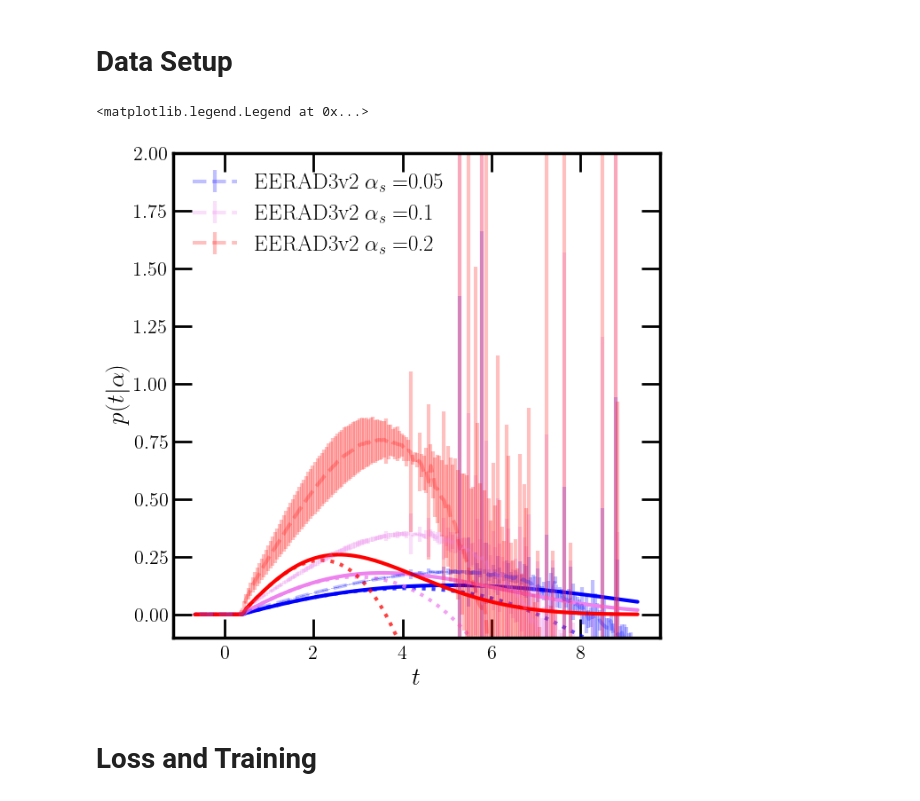
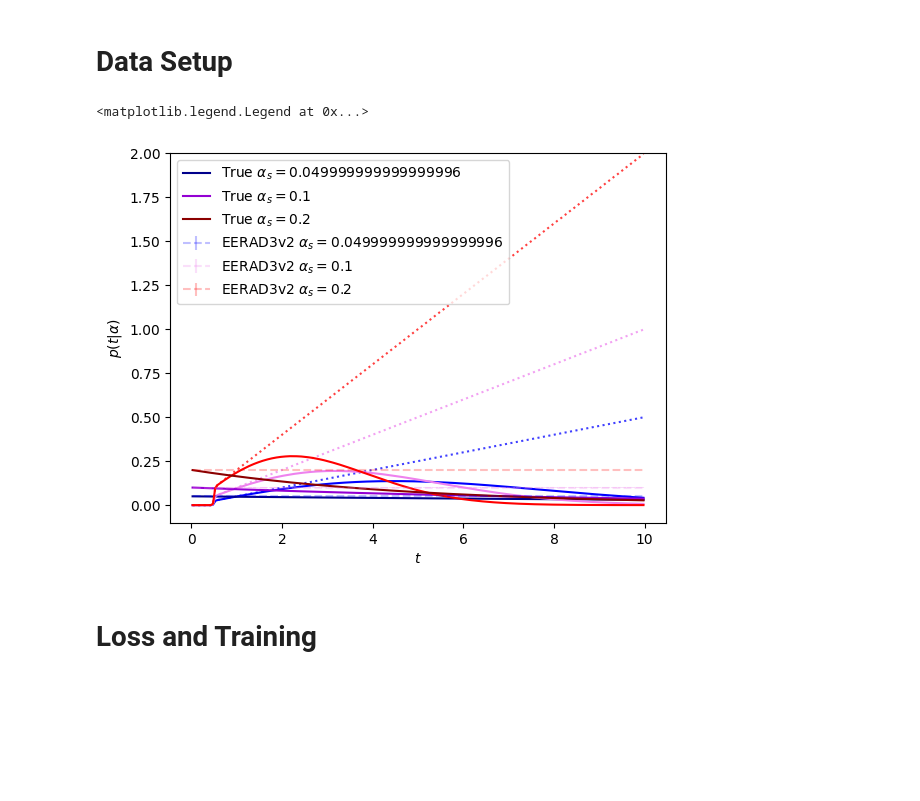
Before and after one commit to rikab/RDF, a Jupyter notebook: numeric/optimize_JAX.ipynb, the cells around one changed output. Cells and saved outputs as stored; diff of their text form; code cells hidden in the pictures; blank space fills up the shorter version.

```diff
--- a/numeric/optimize_JAX.ipynb
+++ b/numeric/optimize_JAX.ipynb
@@ -35,20 +35,20 @@ Look at `utils.distribution_utils.build_q_mstar`to see how this works.
 # %%
 # TODO: Replace this with Radha's YAML files
 mstar = 1
-m = 2
+m = 1
 n = 7
-dist = "thrust"
+dist = "exponential"
 
 mult_factor = 2 if dist == "thrust" else 1
 
 
 
-random_init = True # for radha
+random_init = False # for radha
 zero_error_scale = 1.0 # Fraction of minimum error to set error on 0, default is 1
-lr = 0.00100
+lr = 0.000100#  0.00100
 weight_decay = 0.001
 epochs = 50000
-batch_size = 320*1
+batch_size = 512 #320*1
 seed = 42
 freeze_previous_order = True   # NEW
 bogo_init = True
@@ -78,7 +78,7 @@ params = {
     "betas_positive" : 1 * np.ones((m+1 - mstar,)),
 }
 
-beta_limits = [1.0, 25]
+beta_limits = [0.5, 25]
 
 
 factorials = np.ones_like(params["g_star"])
@@ -220,7 +211,7 @@ def QM_ANSATZ(ts, alphas, params):
 # %% [markdown]
 # Data Setup
 # %%
-if dist in ["thrust"]:
+if dist in ["thrust", "c_param"]:
     data_true_dict = None
     data_dict, t_bins, t_bin_centers = read_in_data_JAX(dist, m)
 else:
@@ -288,37 +279,39 @@ if use_newplot:
     fig, ax = newplot("full")
 else:
     fig, ax = plt.subplots(1, 1)
+
+
 q_vals = Q_ANSATZ(t_bin_centers, keys, params)
 q_taylor_vals = QM_ANSATZ(t_bin_centers, keys, params)
 
 for (k, key) in enumerate(keys):
     y, yerr = data_dict[key]
     y = y[:,0]
     yerr = yerr[:,0]
 
 
     min_y_err = zero_error_scale * np.min(yerr[yerr > 0])
     yerr = np.clip(yerr, a_min=min_y_err.item(), a_max=None)
 
     plt.errorbar(t_bin_centers, y, yerr, color = colors[k], ls = "--", alpha = 0.25 ,label = r"EERAD3v2 $\alpha_s = $" + f"{key}")
     plt.plot(t_bin_centers, q_vals[k], color = colors[k])
     plt.plot(t_bin_centers, q_taylor_vals[k], color = colors[k], alpha = 0.75, ls = "dotted")
 
     if data_true_dict:
         y_true, _ = data_true_dict[key]
         plt.plot(t_bin_centers, y_true,  color = darkcolors[k], ls = "-",label = r"True $\alpha_s = $" + f"{key}")
 
 
     # plt.plot(t_bin_centers, q_taylor_vals[k] / q_vals[k], color = colors[k], alpha = 0.75, ls = "-.")
 
 plt.ylim(-0.1, 2)
 # plt.xscale("log")
 plt.xlabel(r"$t$")
 plt.ylabel(r"$p(t | \alpha)$")
 plt.legend(loc = "upper left")
 # %% [output]
 <matplotlib.legend.Legend at 0x...>
-[figure, old version]
+[figure, new version]
 # %% [markdown]
 # Loss and Training
 # %%
```
Also changed, not shown: parts of 9 cells of this notebook, 1 other file.
